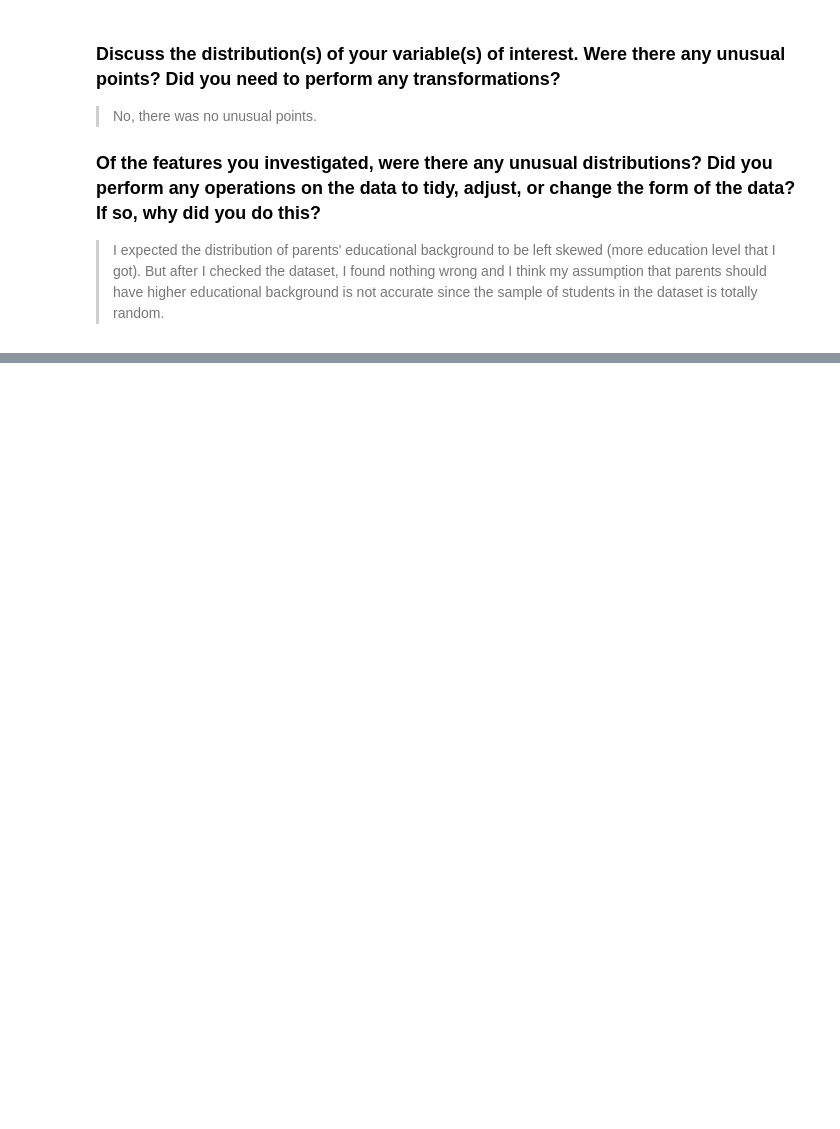
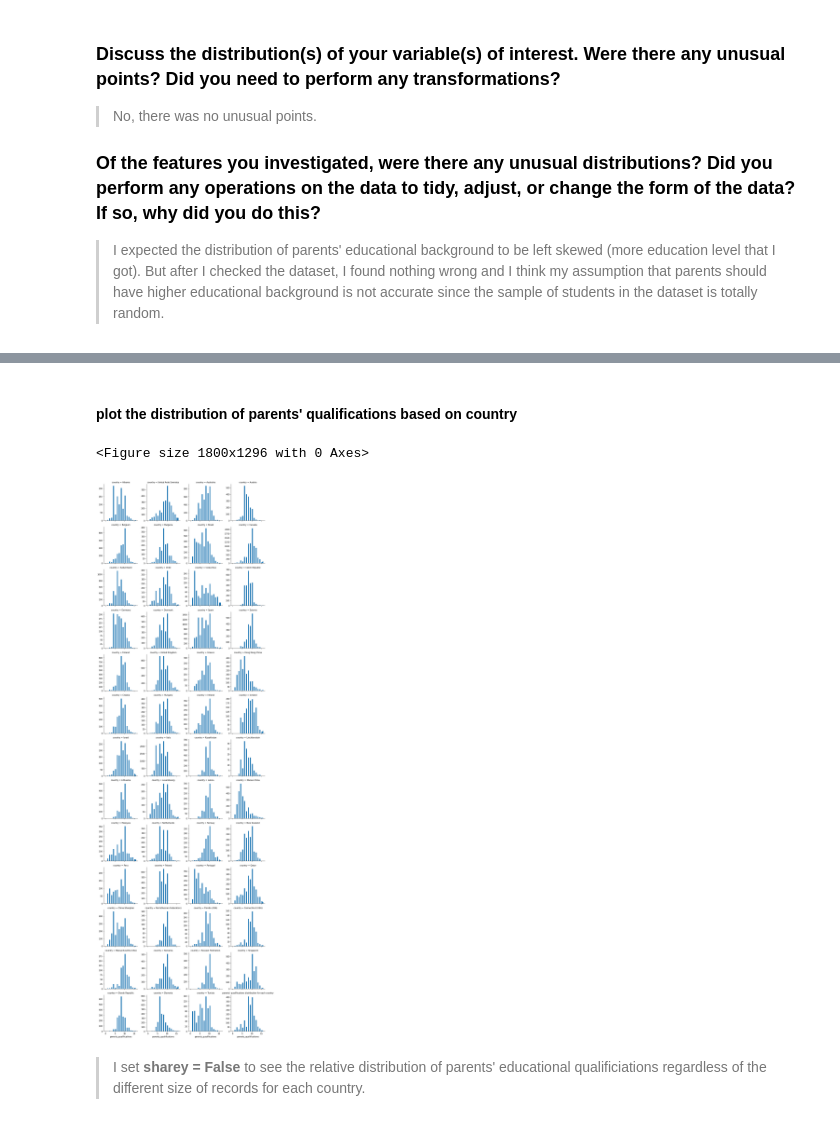
Before and after one commit to gadm21/AI, a Jupyter notebook: Data_science/visualization project/exploration_template.ipynb, the cells around one changed output, grey strips where cells are left out. Drawn from its saved outputs; the diff is of its cells as text; code cells hidden in the pictures; blank space fills up the shorter version.

```diff
--- a/Data_science/visualization project/exploration_template.ipynb
+++ b/Data_science/visualization project/exploration_template.ipynb
@@ -468,3 +499,22 @@ your work in the previous sections.
+# %% [markdown]
+#### plot the distribution of parents' qualifications based on country
+# %%
+plt.figure(figsize = (25,18))
+
+step = 0.5
+bins = np.arange(0, clean_pisa.parents_qualifications.max() + step, step)
+
+g = sb.FacetGrid(data = clean_pisa, col = 'country', col_wrap = 4, sharey = False).map(plt.hist, 'parents_qualifications', bins = bins)
+plt.title("parents' qualifications distribution for each country", fontsize = 10)
+
+plt.show()
+# %% [output]
+<Figure size 1800x1296 with 0 Axes>
+[figure, added]
+# %% [markdown]
+
+
+> I set **sharey = False** to see the relative distribution of parents' educational qualificiations regardless of the different size of records for each country.
 # %% [markdown]
 ### Talk about some of the relationships you observed in this part of the investigation. Were there features that strengthened each other in terms of looking at your feature(s) of interest?
 
```
Also changed, not shown: parts of 34 cells of this notebook.
